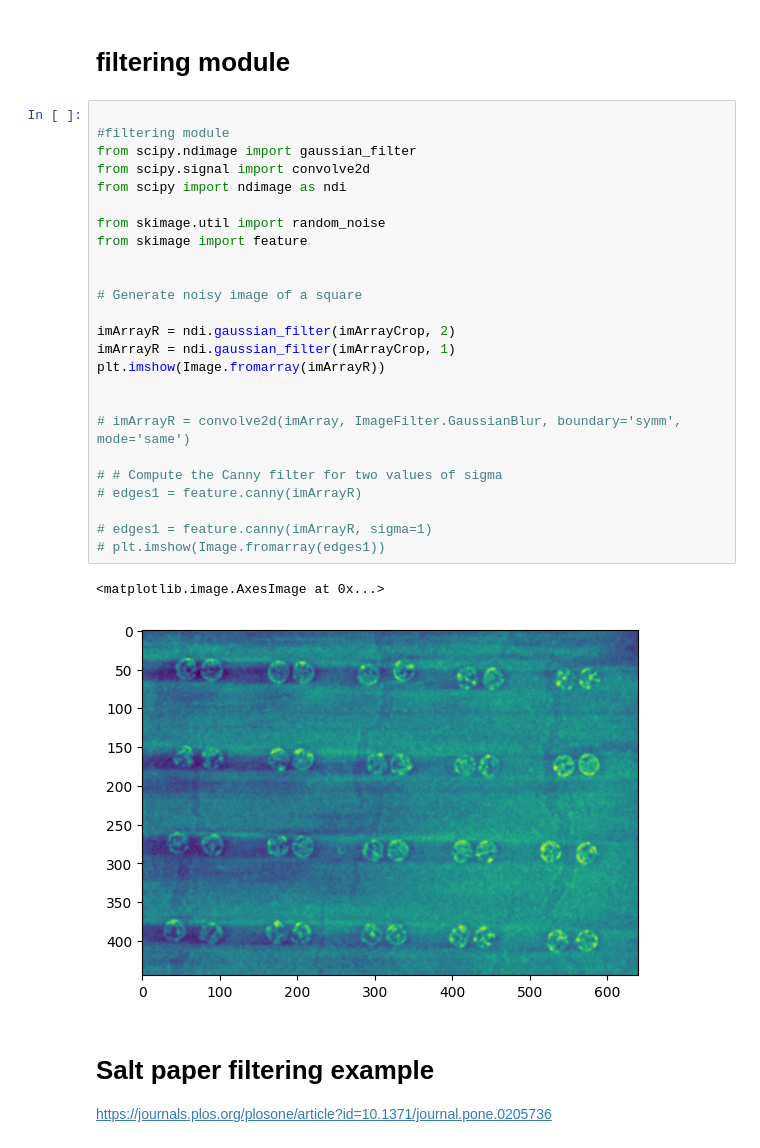
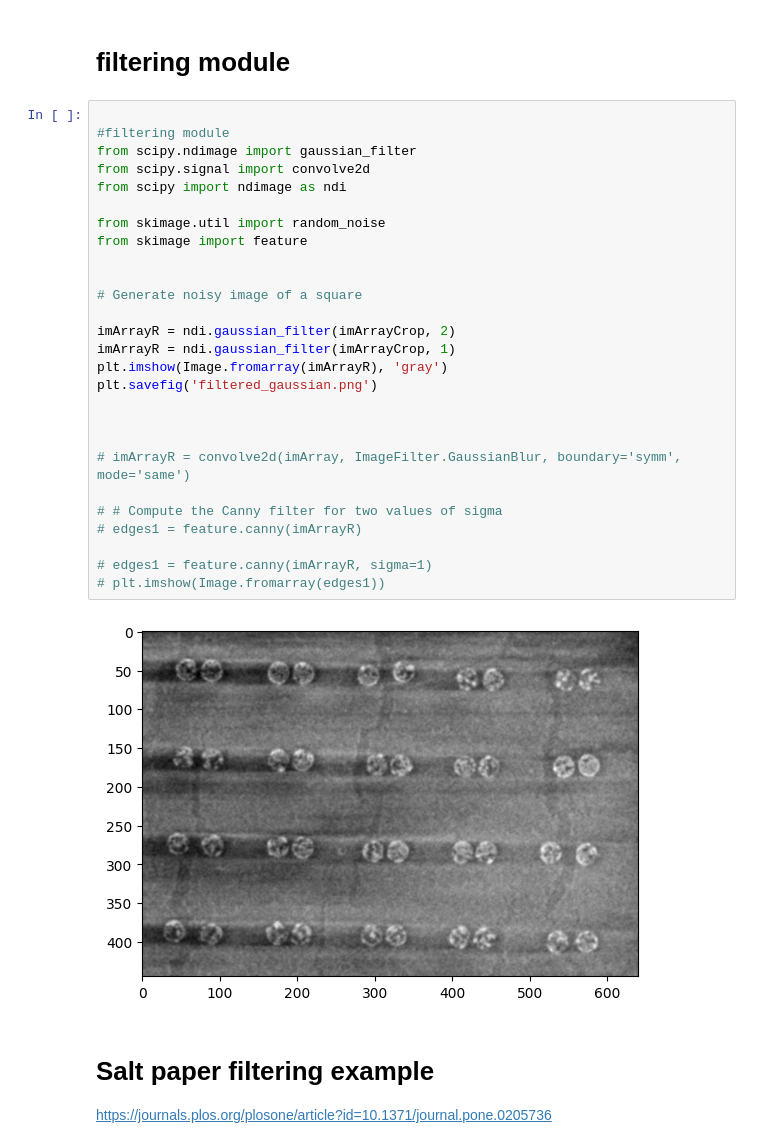
Before and after one commit to TestaVuota/ImageAnalysis, a Jupyter notebook: WilliamIm/detection_ellipse.ipynb, the cells around one changed output. Saved outputs shown, nothing was run; the diff lists cells and outputs as text.

```diff
--- a/WilliamIm/detection_ellipse.ipynb
+++ b/WilliamIm/detection_ellipse.ipynb
@@ -108,31 +108,32 @@ pxlMetric: 8.0 nm
 # %%
 
 #filtering module
 from scipy.ndimage import gaussian_filter
 from scipy.signal import convolve2d
 from scipy import ndimage as ndi
 
 from skimage.util import random_noise
 from skimage import feature
 
 
 # Generate noisy image of a square
 
 imArrayR = ndi.gaussian_filter(imArrayCrop, 2)
 imArrayR = ndi.gaussian_filter(imArrayCrop, 1)
-plt.imshow(Image.fromarray(imArrayR))
+plt.imshow(Image.fromarray(imArrayR), 'gray')
+plt.savefig('filtered_gaussian.png')
+
 
 
 # imArrayR = convolve2d(imArray, ImageFilter.GaussianBlur, boundary='symm', mode='same')
 
 # # Compute the Canny filter for two values of sigma
 # edges1 = feature.canny(imArrayR)
 
 # edges1 = feature.canny(imArrayR, sigma=1)
 # plt.imshow(Image.fromarray(edges1))
 # %% [output]
-<matplotlib.image.AxesImage at 0x...>
-[figure, old version]
+[figure, new version]
 # %% [markdown]
 # Salt paper filtering example
 
```
Also changed, not shown: 2 other files.
